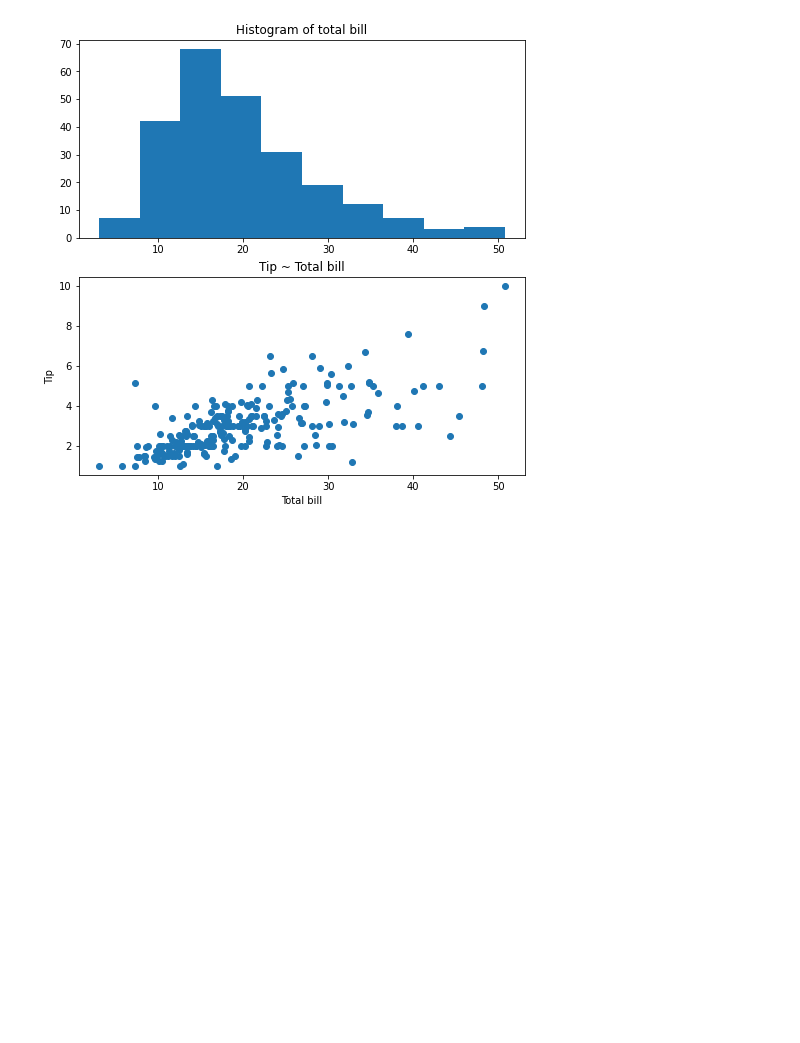
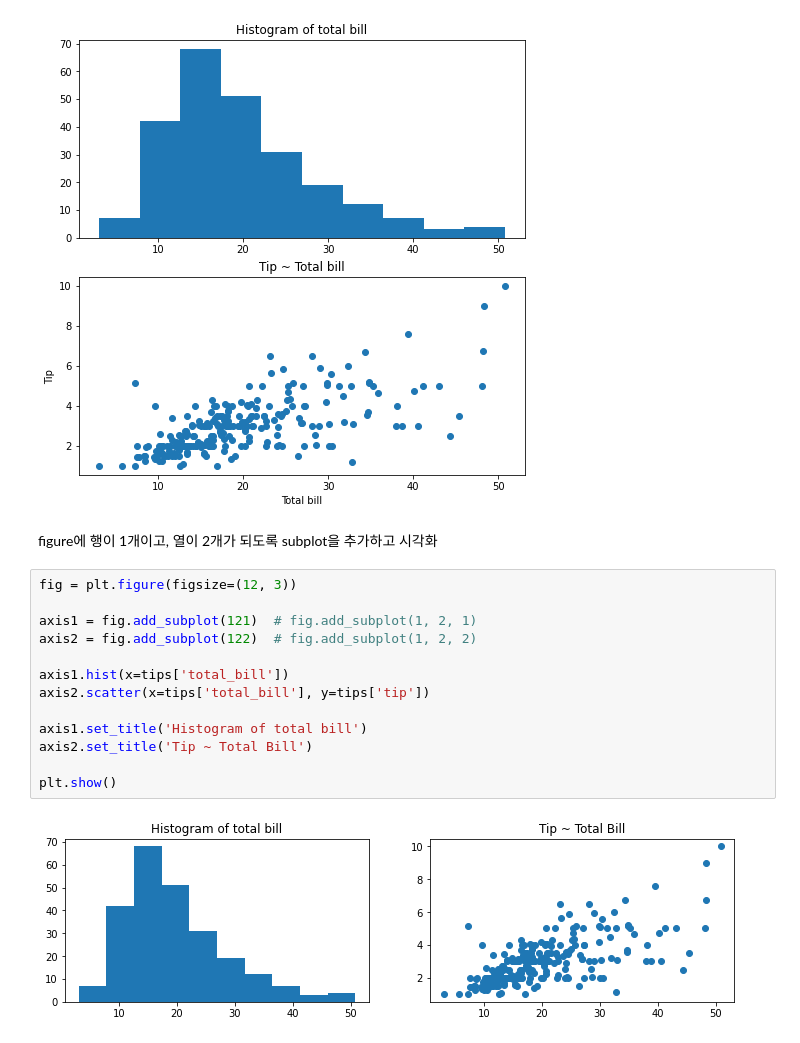
Before and after one commit to JakeOh/202105_itw_bd26, a Jupyter notebook: lab_da/da05_matplotlib.ipynb, the cells around one changed output. Drawn from its saved outputs; the diff is of its cells as text; blank space fills up the shorter version.

```diff
--- a/lab_da/da05_matplotlib.ipynb
+++ b/lab_da/da05_matplotlib.ipynb
@@ -81,3 +81,20 @@ axis2.set_ylabel('Tip')
 plt.show()
 # %% [output]
 [figure]
+# %% [markdown]
+figure에 행이 1개이고, 열이 2개가 되도록 subplot을 추가하고 시각화
+# %%
+fig = plt.figure(figsize=(12, 3))
+
+axis1 = fig.add_subplot(121)  # fig.add_subplot(1, 2, 1)
+axis2 = fig.add_subplot(122)  # fig.add_subplot(1, 2, 2)
+
+axis1.hist(x=tips['total_bill'])
+axis2.scatter(x=tips['total_bill'], y=tips['tip'])
+
+axis1.set_title('Histogram of total bill')
+axis2.set_title('Tip ~ Total Bill')
+
+plt.show()
+# %% [output]
+[figure, added]
```
Also changed, not shown: parts of 8 cells of this notebook.
